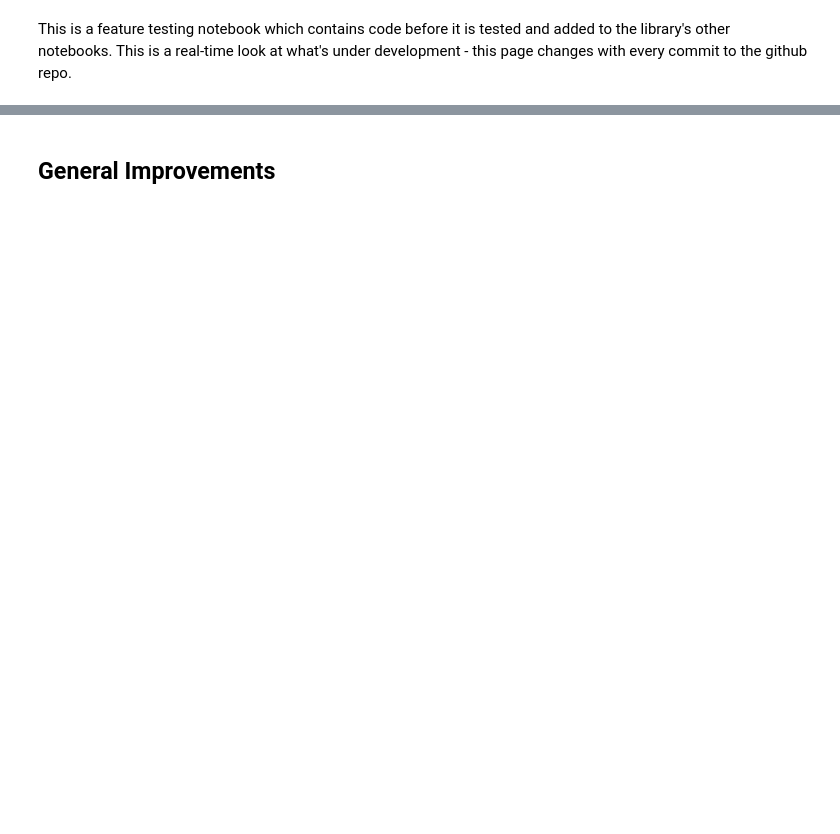
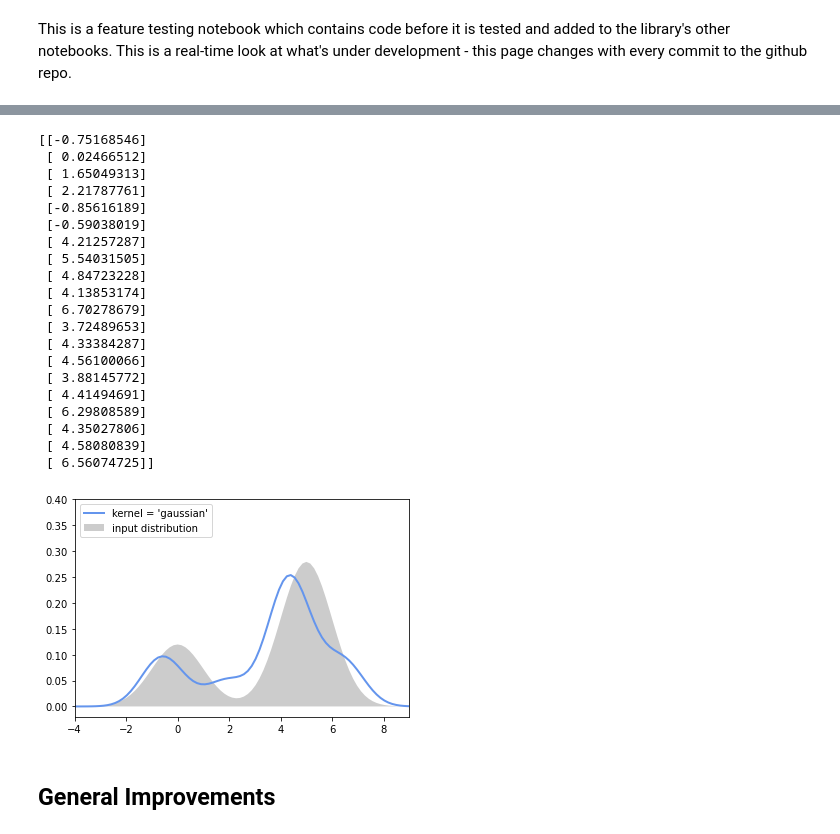
Before and after one commit to gamba-dev/gamba, a Jupyter notebook: 01_upcoming.ipynb, the cells around one changed output, grey strips where cells are left out. Drawn from its saved outputs; the diff is of its cells as text; code cells hidden in the pictures; blank space fills up the shorter version.

```diff
--- a/01_upcoming.ipynb
+++ b/01_upcoming.ipynb
@@ -66,3 +105,61 @@ def aggregate_trajectory(player_bets, aggregation='daily', plot=False, variable=
+# %%
+# Author: Jake Vanderplas <jakevdp@cs.washington.edu>
+#
+import numpy as np
+import matplotlib
+import matplotlib.pyplot as plt
+from scipy.stats import norm
+from sklearn.neighbors import KernelDensity
+from sklearn.utils.fixes import parse_version
+
+N = 20
+X = np.concatenate((np.random.normal(0, 1, int(0.3 * N)),
+                    np.random.normal(5, 1, int(0.7 * N))))[:, np.newaxis]
+
+print(X)
+
+X_plot = np.linspace(-5, 10, 100)[:, np.newaxis]
+
+true_dens = (0.3 * norm(0, 1).pdf(X_plot[:, 0])
+             + 0.7 * norm(5, 1).pdf(X_plot[:, 0]))
+
+fig, ax = plt.subplots()
+ax.fill(X_plot[:, 0], true_dens, fc='black', alpha=0.2,
+        label='input distribution')
+lw = 2
+
+kde = KernelDensity(kernel='gaussian', bandwidth=0.75).fit(X)
+log_dens = kde.score_samples(X_plot)
+ax.plot(X_plot[:, 0], np.exp(log_dens), color='cornflowerblue', lw=lw,
+        linestyle='-', label="kernel = '{0}'".format('gaussian'))
+
+ax.legend(loc='upper left')
+
+ax.set_xlim(-4, 9)
+ax.set_ylim(-0.02, 0.4)
+plt.show()
+# %% [output]
+[[-0.75168546]
+ [ 0.02466512]
+ [ 1.65049313]
+ [ 2.21787761]
+ [-0.85616189]
+ [-0.59038019]
+ [ 4.21257287]
+ [ 5.54031505]
+ [ 4.84723228]
+ [ 4.13853174]
+ [ 6.70278679]
+ [ 3.72489653]
+ [ 4.33384287]
+ [ 4.56100066]
+ [ 3.88145772]
+ [ 4.41494691]
+ [ 6.29808589]
+ [ 4.35027806]
+ [ 4.58080839]
+ [ 6.56074725]]
+[figure, added]
 # %%
 def total_wagered_trajectory(player_bets, aggregation='daily', plot=False):
 
```
Also changed, not shown: parts of 10 cells of this notebook, 5 other files.
